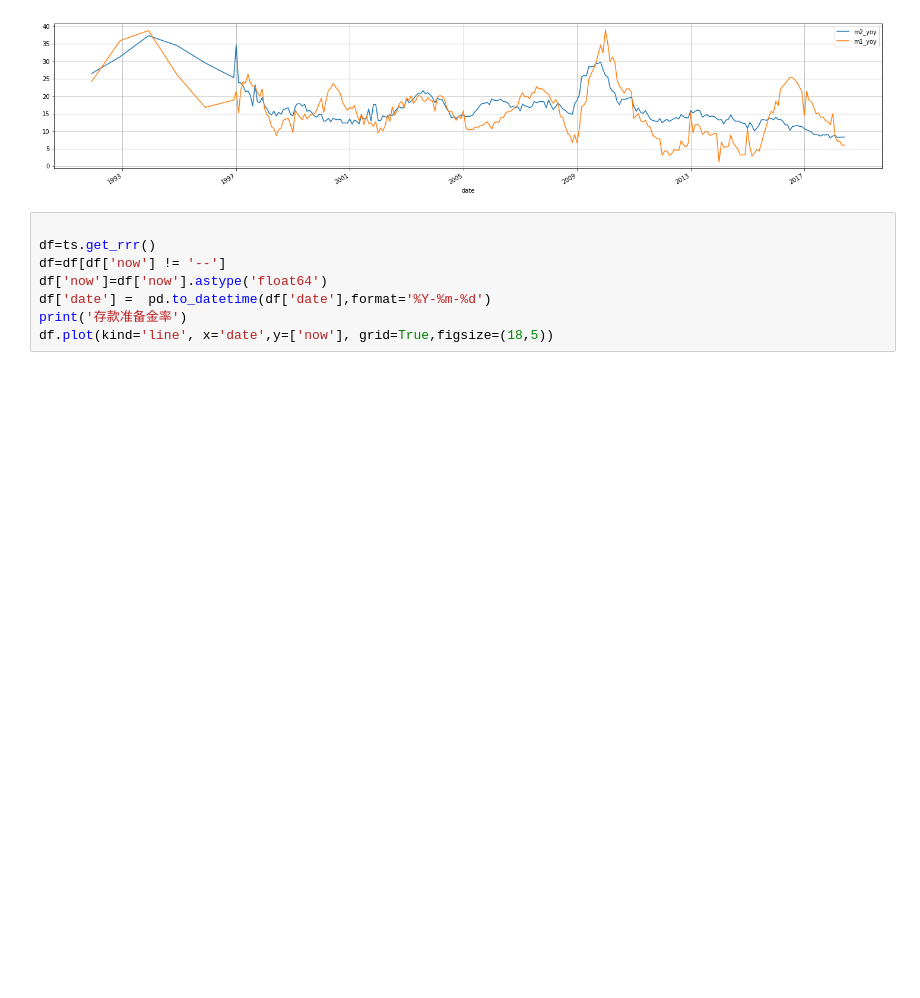
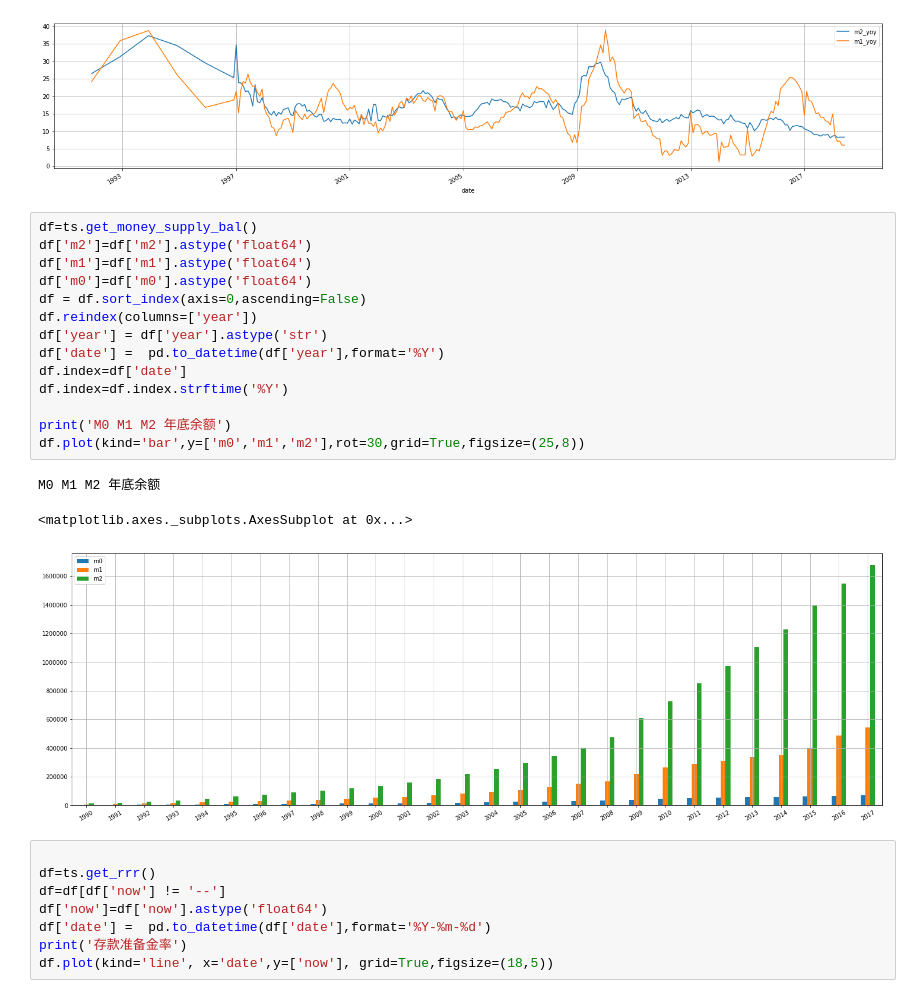
Before and after one commit to hongjundu/financial_analysis, a Jupyter notebook: nteract/macro_data.ipynb, the cells around one changed output. Drawn from its saved outputs; the diff is of its cells as text; blank space fills up the shorter version.

```diff
--- a/nteract/macro_data.ipynb
+++ b/nteract/macro_data.ipynb
@@ -61,6 +61,24 @@ df.plot(kind='line', x='date',y=['m2_yoy','m1_yoy'], grid=True,figsize=(25,5))
 M2/M1年增速
 <matplotlib.axes._subplots.AxesSubplot at 0x...>
 [figure]
+# %%
+df=ts.get_money_supply_bal()
+df['m2']=df['m2'].astype('float64')
+df['m1']=df['m1'].astype('float64')
+df['m0']=df['m0'].astype('float64')
+df = df.sort_index(axis=0,ascending=False)
+df.reindex(columns=['year'])
+df['year'] = df['year'].astype('str')
+df['date'] =  pd.to_datetime(df['year'],format='%Y')
+df.index=df['date']
+df.index=df.index.strftime('%Y')
+
+print('M0 M1 M2 年底余额')
+df.plot(kind='bar',y=['m0','m1','m2'],rot=30,grid=True,figsize=(25,8))
+# %% [output]
+M0 M1 M2 年底余额
+<matplotlib.axes._subplots.AxesSubplot at 0x...>
+[figure, added]
 # %%
 
 df=ts.get_rrr()
```
Also changed, not shown: parts of 2 cells of this notebook.
